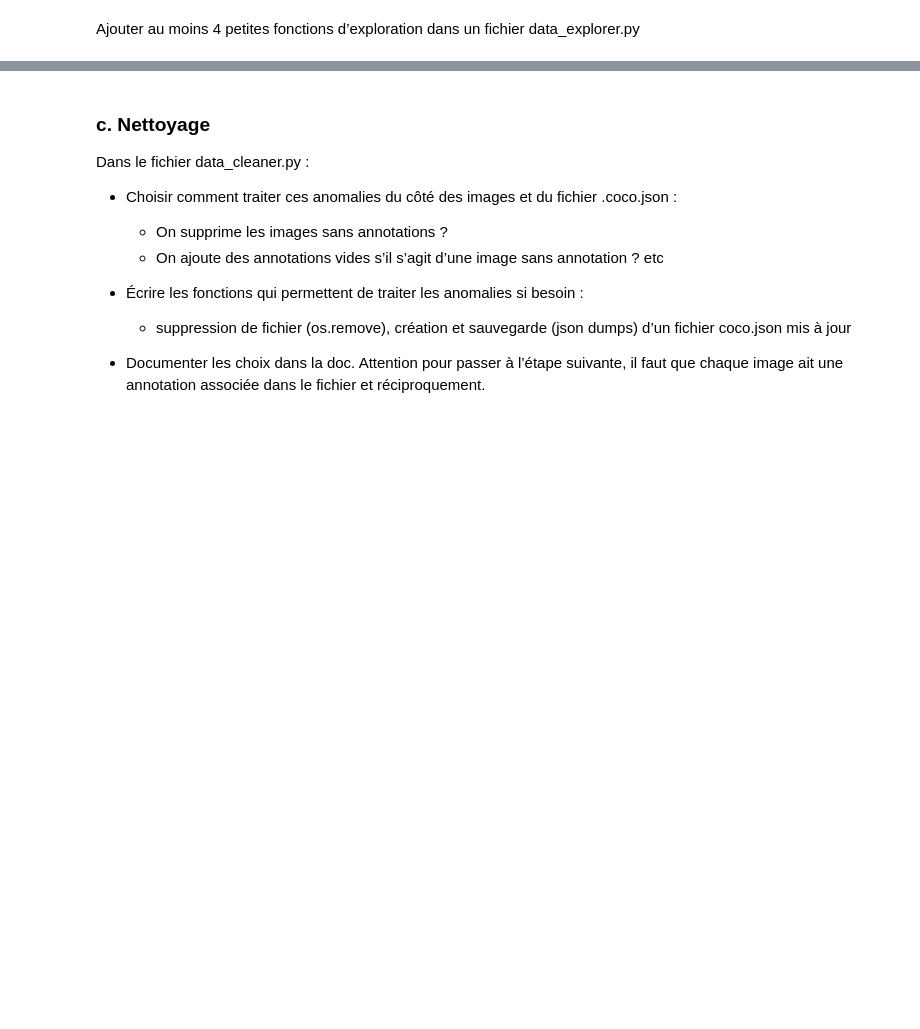
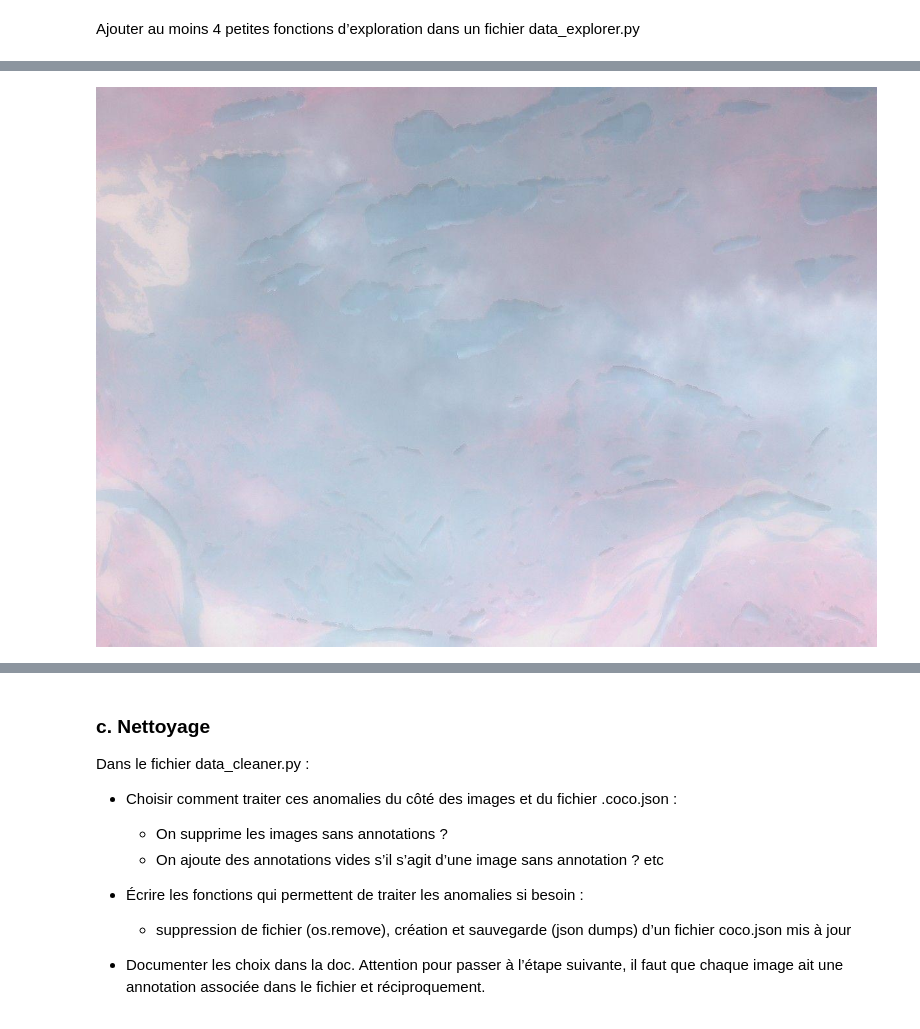
Before and after one commit to samyachd/wildfire-detection, a Jupyter notebook: notebook_nabil.ipynb, the cells around one changed output, grey strips where cells are left out. Drawn from its saved outputs; the diff is of its cells as text; code cells hidden in the pictures; blank space fills up the shorter version.

```diff
--- a/notebook_nabil.ipynb
+++ b/notebook_nabil.ipynb
@@ -289,0 +327,22 @@ img = Image.open(image_path)
+# %%
+# - Ecrire une fonction qui vérifie la cohérence entre les images disponibles et les images présentes dans _annotations.coco.json
+from pathlib import Path
+
+# Récupérer le chemin du dossier
+racine = Path.home()
+path_coco = racine / 'wildfire-detection/data/'
+# print(path_coco)
+
+# Récupérer tous les fichiers et dossiers à l'intérieur d'un dossier,
+
+dossier_images = []
+
+for file in Path(path_coco).rglob('*'):
+    if file.is_file():
+        dossier_images.append(file.stem)
+    # print(dossier_images)
+
+
+
+fichiers_dans_dossier = Path("/home/nabil_simplon/wildfire-detection/data")
+print(f"Le fichier existe : {fichiers_dans_dossier.exists()}")
@@ -289,0 +501,8 @@ img = Image.open(image_path)
+# %%
+# - Afficher pour vérifier leur contenu par exemple avec :
+
+from PIL import Image
+img = Image.open(fichiers_dans_dossier / "cl6b5x63r005il4551chxdt93_2_FALSE_COLOR_jpg.rf.8c4fb06b6812031edb1ad781ec14d2b9.jpg")
+img.show()
+# %% [output]
+[figure, added]
```
Also changed, not shown: parts of 23 cells of this notebook, 11 other files.
